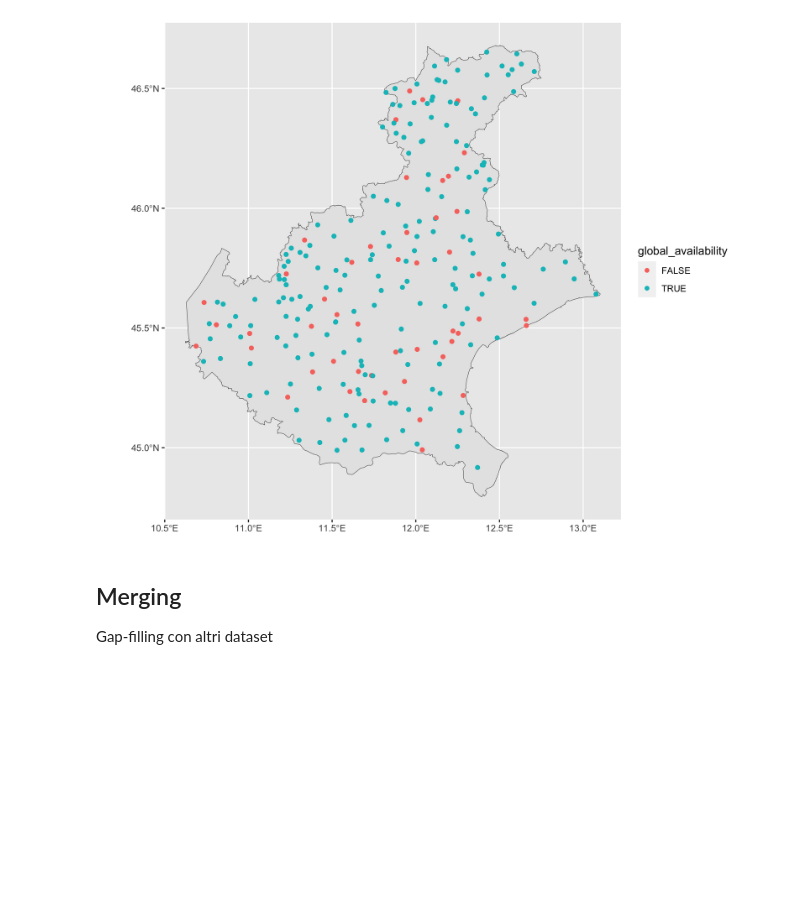
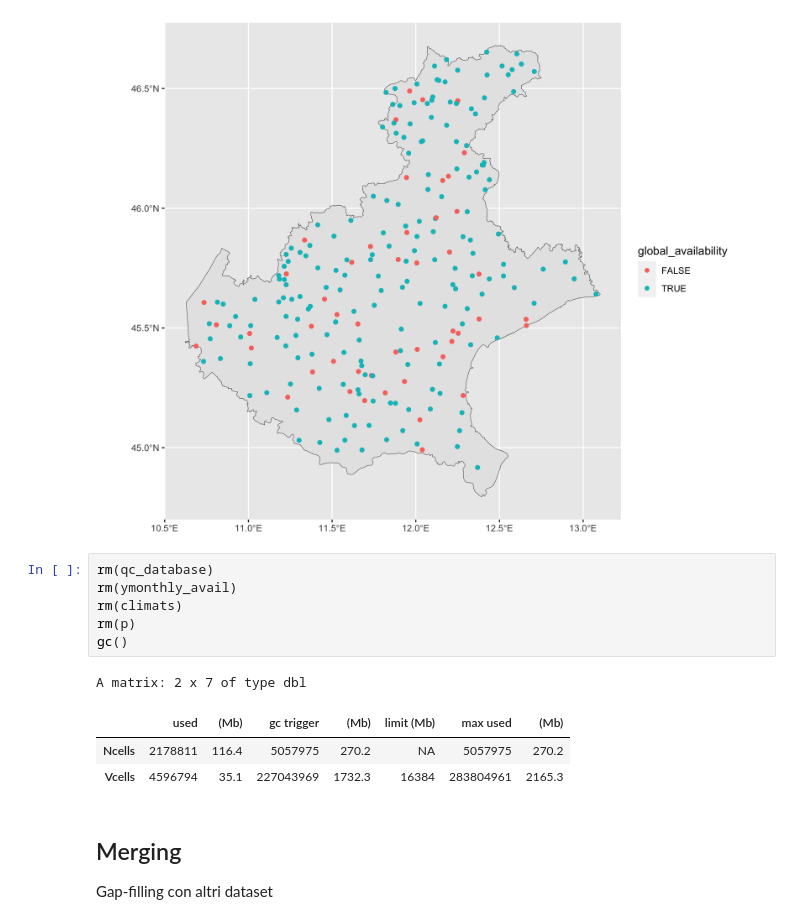
Before and after one commit to dnstudent/TesiMag, a Jupyter notebook: notebooks/integrazioni_regionali/veneto/veneto.ipynb, the cells around one changed output. Saved outputs shown, nothing was run; the diff lists cells and outputs as text; blank space fills up the shorter version.

```diff
--- a/notebooks/integrazioni_regionali/veneto/veneto.ipynb
+++ b/notebooks/integrazioni_regionali/veneto/veneto.ipynb
@@ -85,6 +99,17 @@ c(p, climats) %<-% spatial_availabilities(ymonthly_avail |> filter(dataset_id ==
 p
 # %% [output]
 [figure]
+# %%
+rm(qc_database)
+rm(ymonthly_avail)
+rm(climats)
+rm(p)
+gc()
+# %% [output]
+A matrix: 2 x 7 of type dbl
+|  | used | (Mb) | gc trigger | (Mb) | limit (Mb) | max used | (Mb) |
+| Ncells | 2178811 | 116.4 | 5057975 | 270.2 | NA | 5057975 | 270.2 |
+| Vcells | 4596794 | 35.1 | 227043969 | 1732.3 | 16384 | 283804961 | 2165.3 |
 # %% [markdown]
 ## Merging
 Gap-filling con altri dataset
```
Also changed, not shown: parts of 12 cells of this notebook, 4 other files.
